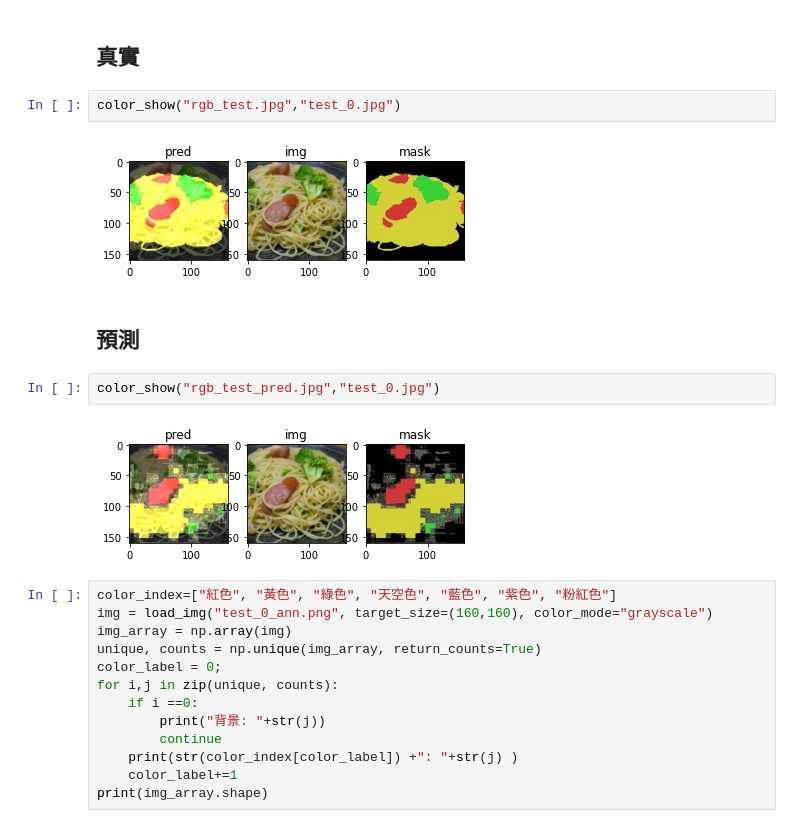
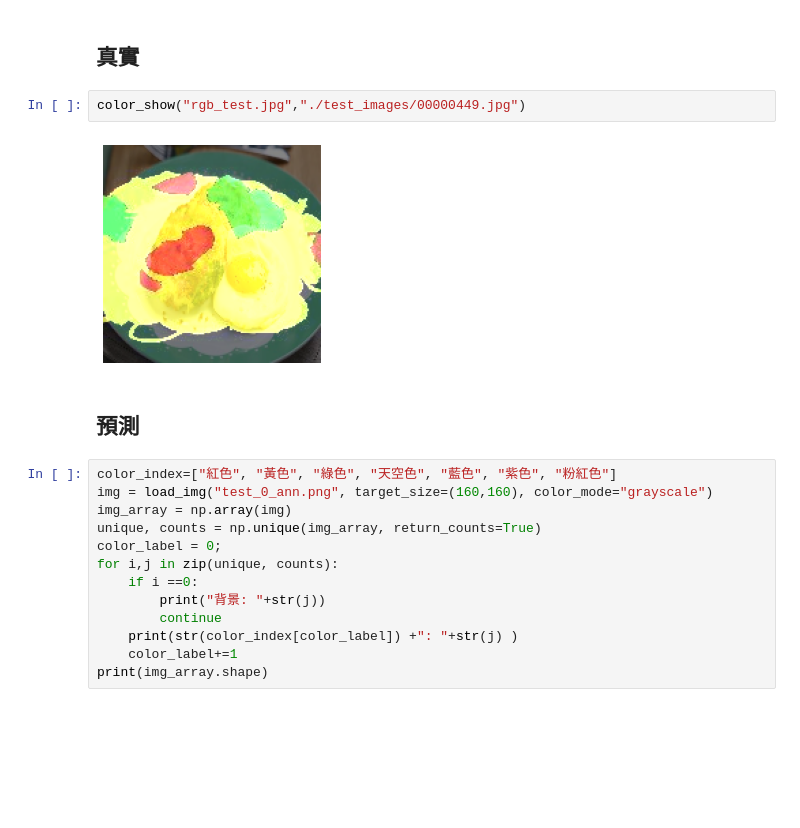
Before and after one commit to gitwetguy/Eating_health_management, a Jupyter notebook: 02-Food_detection.ipynb, the cells around one changed output. Drawn from its saved outputs; the diff is of its cells as text; blank space fills up the shorter version.

```diff
--- a/02-Food_detection.ipynb
+++ b/02-Food_detection.ipynb
@@ -482,15 +606,11 @@ print(color_index)
 # %% [markdown]
 ## 真實
 # %%
-color_show("rgb_test.jpg","test_0.jpg")
+color_show("rgb_test.jpg","./test_images/00000449.jpg")
 # %% [output]
-[figure, old version]
+[figure, new version]
 # %% [markdown]
 ## 預測
-# %%
-color_show("rgb_test_pred.jpg","test_0.jpg")
-# %% [output]
-[figure, removed]
 # %%
 color_index=["紅色", "黃色", "綠色", "天空色", "藍色", "紫色", "粉紅色"]
 img = load_img("test_0_ann.png", target_size=(160,160), color_mode="grayscale")
```
Also changed, not shown: parts of 10 cells of this notebook, 2 other files.
